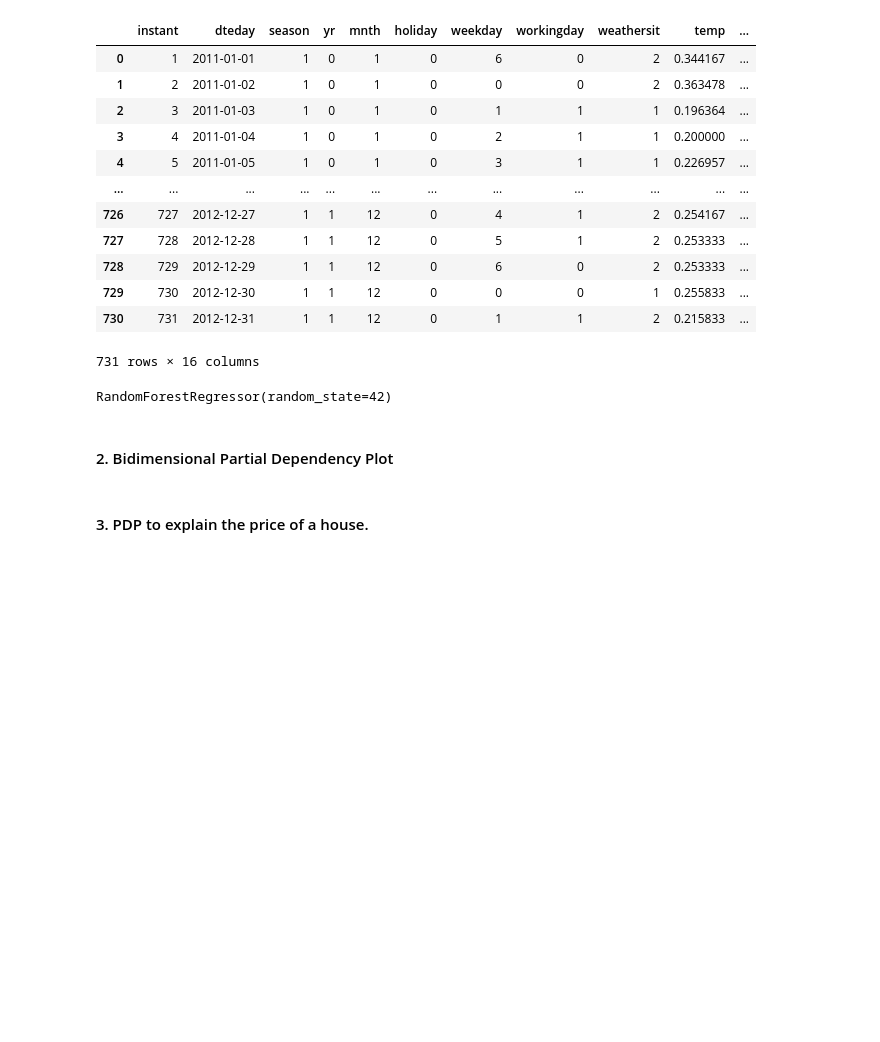
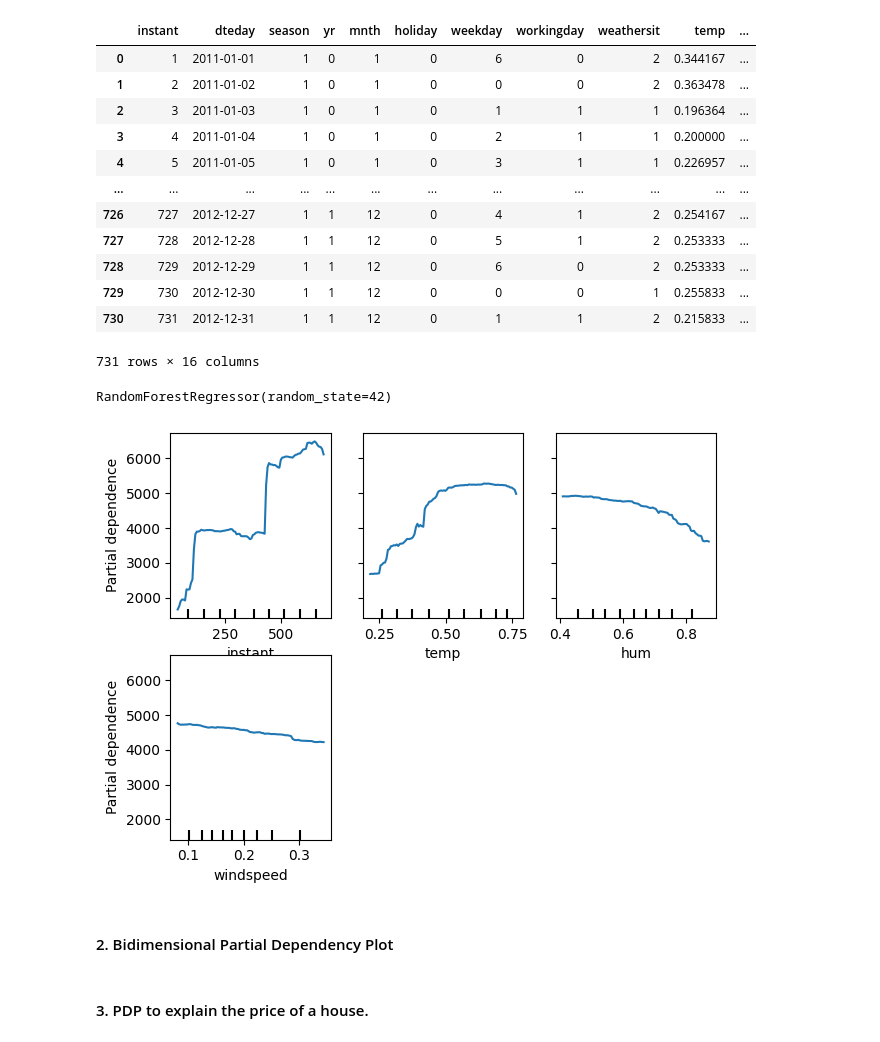
Before and after one commit to jorgedelacruz22/XAI3, a Jupyter notebook: codigo/exercise5_PDP.ipynb, the cells around one changed output. Drawn from its saved outputs; the diff is of its cells as text; code cells hidden in the pictures; blank space fills up the shorter version.

```diff
--- a/codigo/exercise5_PDP.ipynb
+++ b/codigo/exercise5_PDP.ipynb
@@ -38,6 +38,17 @@ model = RandomForestRegressor(n_estimators=100, random_state=42)
 model.fit(x_train, y_train)
 # %% [output]
 RandomForestRegressor(random_state=42)
+# %%
+PartialDependenceDisplay.from_estimator(
+    model,
+    x_train,
+    features=['instant', 'temp', 'hum', 'windspeed'],
+    kind='average'
+)
+plt.tight_layout()
+plt.show()
+# %% [output]
+[figure, added]
 # %% [markdown]
 #### 2. Bidimensional Partial Dependency Plot
 # %% [markdown]
```
